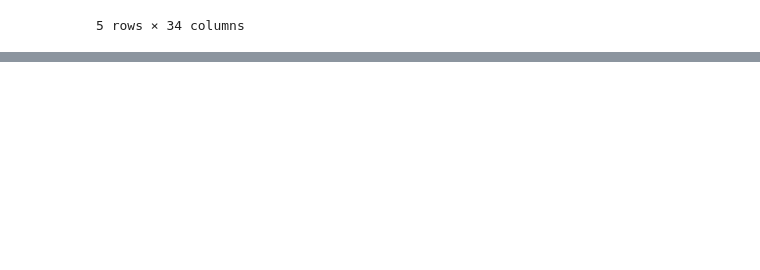
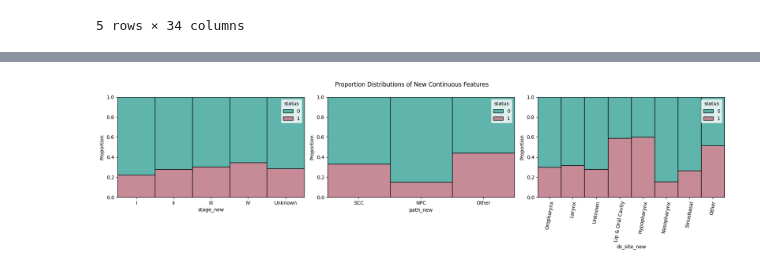
Before and after one commit to umea14/Predicting-Cancer-Survival-Impact-of-Treatment-Variables, a Jupyter notebook: Final_Project_Code_AAI_501.ipynb, the cells around one changed output, grey strips where cells are left out. Saved outputs shown, nothing was run; the diff lists cells and outputs as text; code cells hidden in the pictures; blank space fills up the shorter version.

```diff
--- a/Final_Project_Code_AAI_501.ipynb
+++ b/Final_Project_Code_AAI_501.ipynb
@@ -185,0 +315,58 @@ Saved cleaned XLSX to: /content/RADCURE_Clinical_cleaned.xlsx
+# %%
+#Generate a variable, dose_per_fx
+df["dose_per_fx"] = df["dose"] / df["fx"]
+
+#Remove fx to prevent multicollinearity with dose per the correlation heatmap
+df = df.drop(columns=["fx", "dose"])
+# %%
+#stage_new feature ordering
+df["stage_new"] = pd.Categorical(
+    df["stage_new"],
+    categories=["I", "II", "III", "IV", "Unknown"],
+    ordered=True
+)
+
+palette = {
+    0: "#2A9D8F",
+    1: "#B56576"
+}
+
+#Proportion plots
+fig, axes = plt.subplots(1, 3, figsize=(18, 5))
+sns.histplot(
+    data=df,
+    x='stage_new',
+    hue='status',
+    stat='proportion',
+    multiple='fill',
+    palette=palette,
+    ax=axes[0]
+)
+
+sns.histplot(
+    data=df,
+    x='path_new',
+    hue='status',
+    stat='proportion',
+    multiple='fill',
+    palette=palette,
+    ax=axes[1]
+)
+
+sns.histplot(
+    data=df,
+    x='ds_site_new',
+    hue='status',
+    stat='proportion',
+    multiple='fill',
+    palette=palette,
+    ax=axes[2]
+)
+
+fig.suptitle("Proportion Distributions of New Continuous Features")
+plt.tick_params(axis='x', rotation=80)
+
+plt.tight_layout()
+plt.show()
+# %% [output]
+[figure, added]
```
Also changed, not shown: parts of 34 cells of this notebook.
